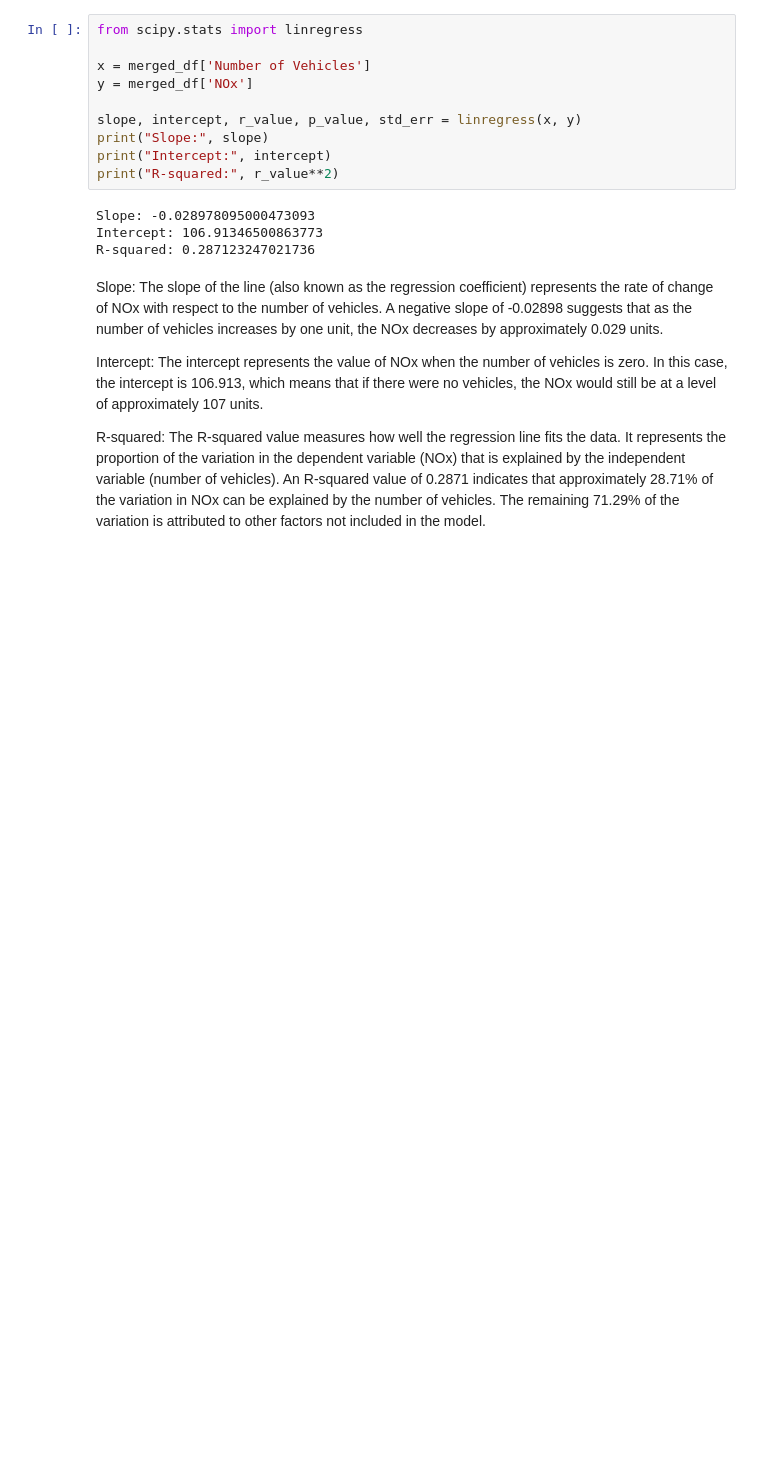
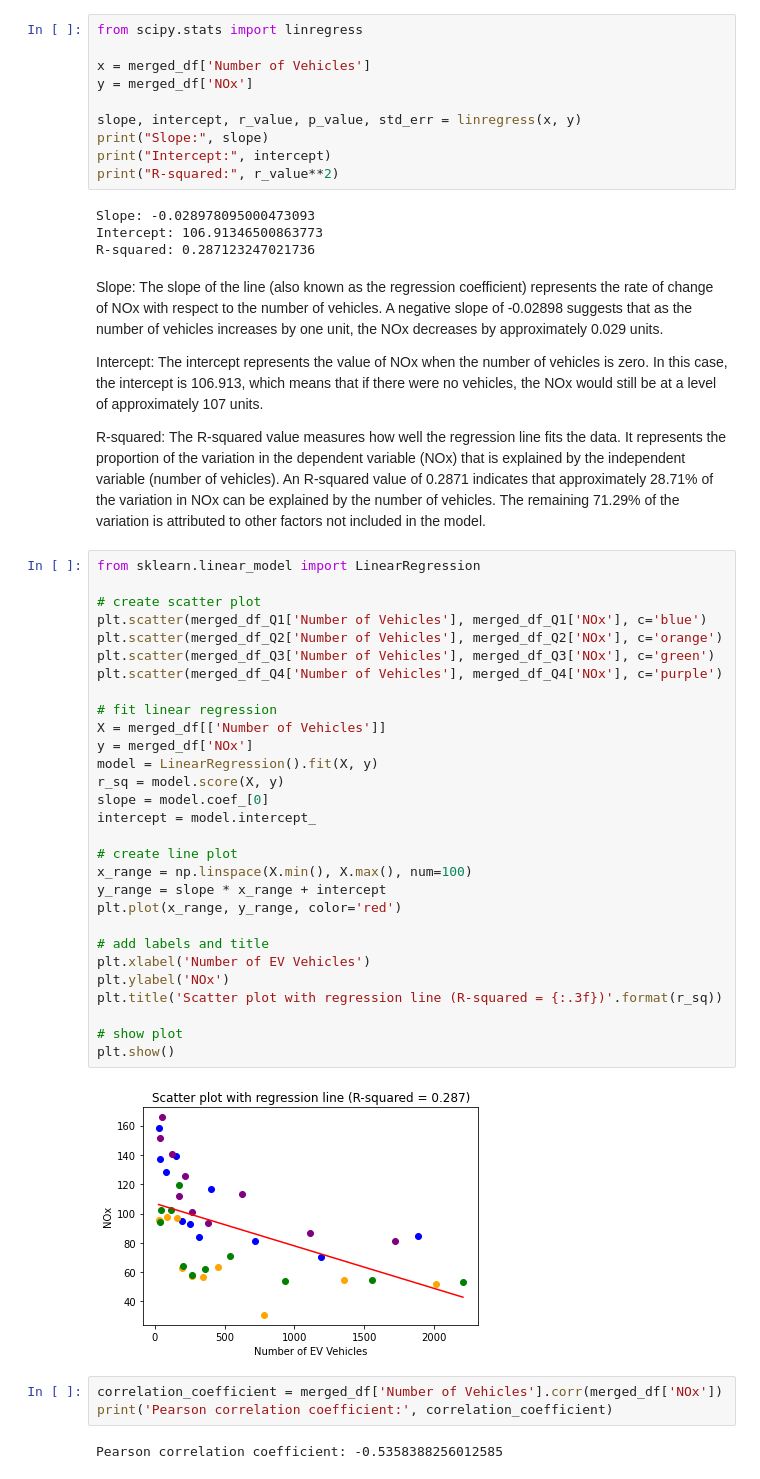
Before and after one commit to sxy1813082/DS-mini-project-repository, a Jupyter notebook: DSMP_G33_EVandAQ.ipynb, the cells around one changed output. Cells and saved outputs as stored; diff of their text form; blank space fills up the shorter version.

```diff
--- a/DSMP_G33_EVandAQ.ipynb
+++ b/DSMP_G33_EVandAQ.ipynb
@@ -239,3 +375,39 @@ Slope: The slope of the line (also known as the regression coefficient) represen
 Intercept: The intercept represents the value of NOx when the number of vehicles is zero. In this case, the intercept is 106.913, which means that if there were no vehicles, the NOx would still be at a level of approximately 107 units.
 
 R-squared: The R-squared value measures how well the regression line fits the data. It represents the proportion of the variation in the dependent variable (NOx) that is explained by the independent variable (number of vehicles). An R-squared value of 0.2871 indicates that approximately 28.71% of the variation in NOx can be explained by the number of vehicles. The remaining 71.29% of the variation is attributed to other factors not included in the model.
+# %%
+from sklearn.linear_model import LinearRegression
+
+# create scatter plot
+plt.scatter(merged_df_Q1['Number of Vehicles'], merged_df_Q1['NOx'], c='blue')
+plt.scatter(merged_df_Q2['Number of Vehicles'], merged_df_Q2['NOx'], c='orange')
+plt.scatter(merged_df_Q3['Number of Vehicles'], merged_df_Q3['NOx'], c='green')
+plt.scatter(merged_df_Q4['Number of Vehicles'], merged_df_Q4['NOx'], c='purple')
+
+# fit linear regression
+X = merged_df[['Number of Vehicles']]
+y = merged_df['NOx']
+model = LinearRegression().fit(X, y)
+r_sq = model.score(X, y)
+slope = model.coef_[0]
+intercept = model.intercept_
+
+# create line plot
+x_range = np.linspace(X.min(), X.max(), num=100)
+y_range = slope * x_range + intercept
+plt.plot(x_range, y_range, color='red')
+
+# add labels and title
+plt.xlabel('Number of EV Vehicles')
+plt.ylabel('NOx')
+plt.title('Scatter plot with regression line (R-squared = {:.3f})'.format(r_sq))
+
+# show plot
+plt.show()
+# %% [output]
+[figure, added]
+# %%
+correlation_coefficient = merged_df['Number of Vehicles'].corr(merged_df['NOx'])
+print('Pearson correlation coefficient:', correlation_coefficient)
+# %% [output]
+Pearson correlation coefficient: -0.5358388256012585
```
Also changed, not shown: parts of 28 cells of this notebook, 1 other file.
